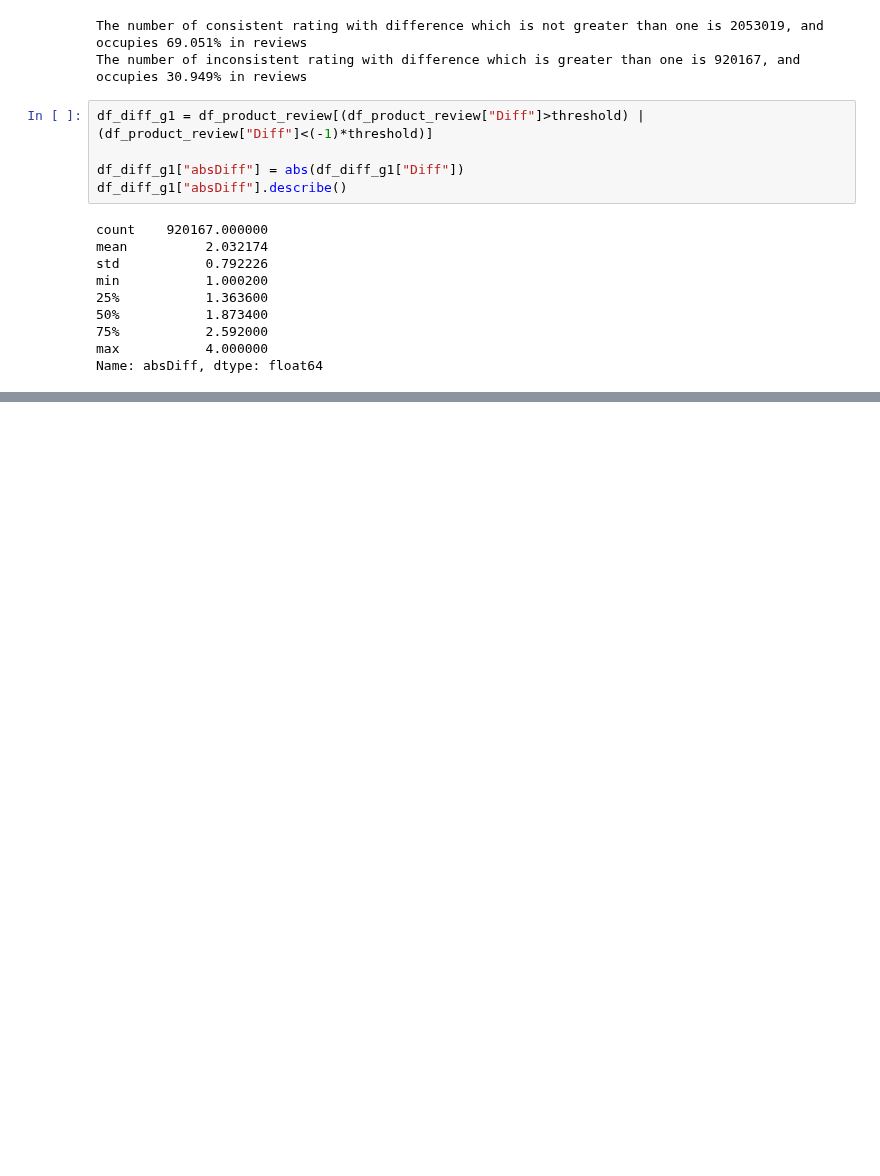
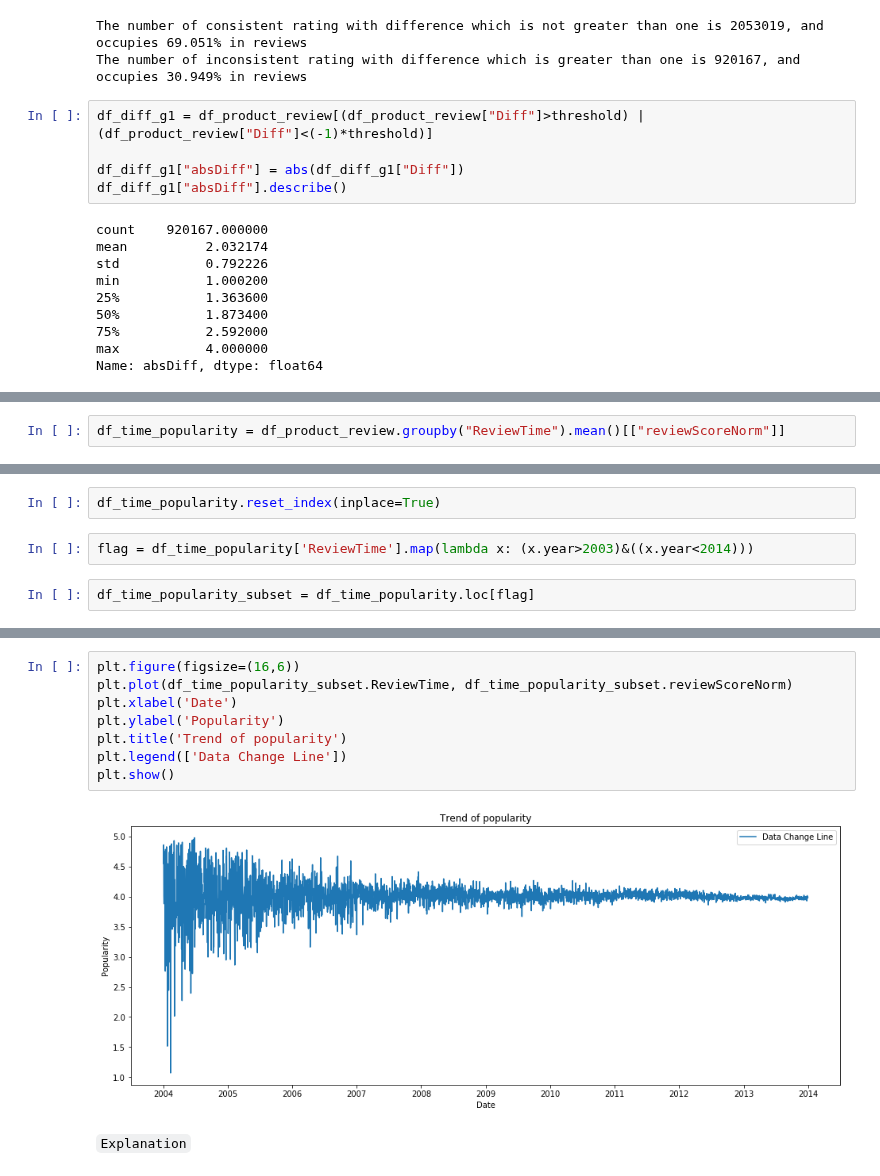
Before and after one commit to epfl-ada-2018/ada007project, a Jupyter notebook: Review Sentiment Analysis.ipynb, the cells around one changed output, grey strips where cells are left out. Cells and saved outputs as stored; diff of their text form; blank space fills up the shorter version.

```diff
--- a/Review Sentiment Analysis.ipynb
+++ b/Review Sentiment Analysis.ipynb
@@ -315,0 +451,2 @@ Name: absDiff, dtype: float64
+# %%
+df_time_popularity = df_product_review.groupby("ReviewTime").mean()[["reviewScoreNorm"]]
@@ -315,0 +463,6 @@ Name: absDiff, dtype: float64
+# %%
+df_time_popularity.reset_index(inplace=True)
+# %%
+flag = df_time_popularity['ReviewTime'].map(lambda x: (x.year>2003)&((x.year<2014)))
+# %%
+df_time_popularity_subset = df_time_popularity.loc[flag]
@@ -315,0 +478,12 @@ Name: absDiff, dtype: float64
+# %%
+plt.figure(figsize=(16,6))
+plt.plot(df_time_popularity_subset.ReviewTime, df_time_popularity_subset.reviewScoreNorm)
+plt.xlabel('Date')
+plt.ylabel('Popularity')
+plt.title('Trend of popularity')
+plt.legend(['Data Change Line'])
+plt.show()
+# %% [output]
+[figure, added]
+# %% [markdown]
+``Explanation``
```
Also changed, not shown: parts of 26 cells of this notebook.
